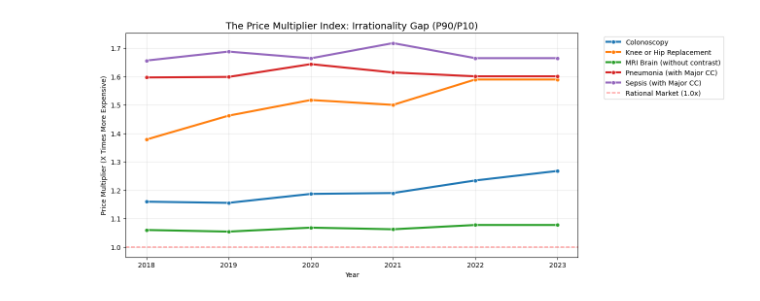
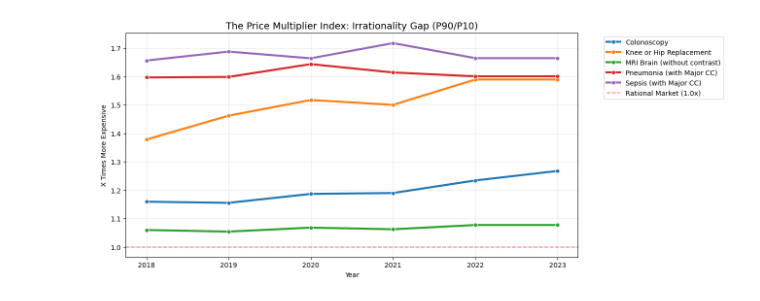
Before and after one commit to 6066Z/OpenHealthDP, a Jupyter notebook: example_analysis.ipynb, the cells around one changed output. Saved outputs shown, nothing was run; the diff lists cells and outputs as text; code cells hidden in the pictures.

```diff
--- a/example_analysis.ipynb
+++ b/example_analysis.ipynb
@@ -109,21 +112,17 @@ From a Public Health perspective, we measure the **Lottery Factor** ($P90/P10$).
 # %%
 if not full_df.empty:
-    # Calculate 10th and 90th percentiles
     mult_df = full_df.groupby(['procedure_name', 'source_year'])['avg_allowed'].agg([lambda x: x.quantile(0.10), lambda x: x.quantile(0.90)]).reset_index()
     mult_df.columns = ['Procedure', 'Year', 'P10', 'P90']
-
-    # The Multiplier Index
     mult_df['multiplier'] = mult_df['P90'] / mult_df['P10']
 
     plt.figure(figsize=(12, 6))
     sns.lineplot(data=mult_df, x='Year', y='multiplier', hue='Procedure', marker='o', linewidth=3)
     plt.axhline(1.0, color='red', linestyle='--', alpha=0.5, label='Rational Market (1.0x)')
-
     plt.title("The Price Multiplier Index: Irrationality Gap (P90/P10)", fontsize=14)
-    plt.ylabel("Price Multiplier (X Times More Expensive)")
+    plt.ylabel("X Times More Expensive")
     plt.xlabel("Year")
     plt.grid(True, alpha=0.3)
     plt.legend(bbox_to_anchor=(1.05, 1), loc='upper left')
     plt.show()
 # %% [output]
-[figure, old version]
+[figure, new version]
```
Also changed, not shown: parts of 13 cells of this notebook.
